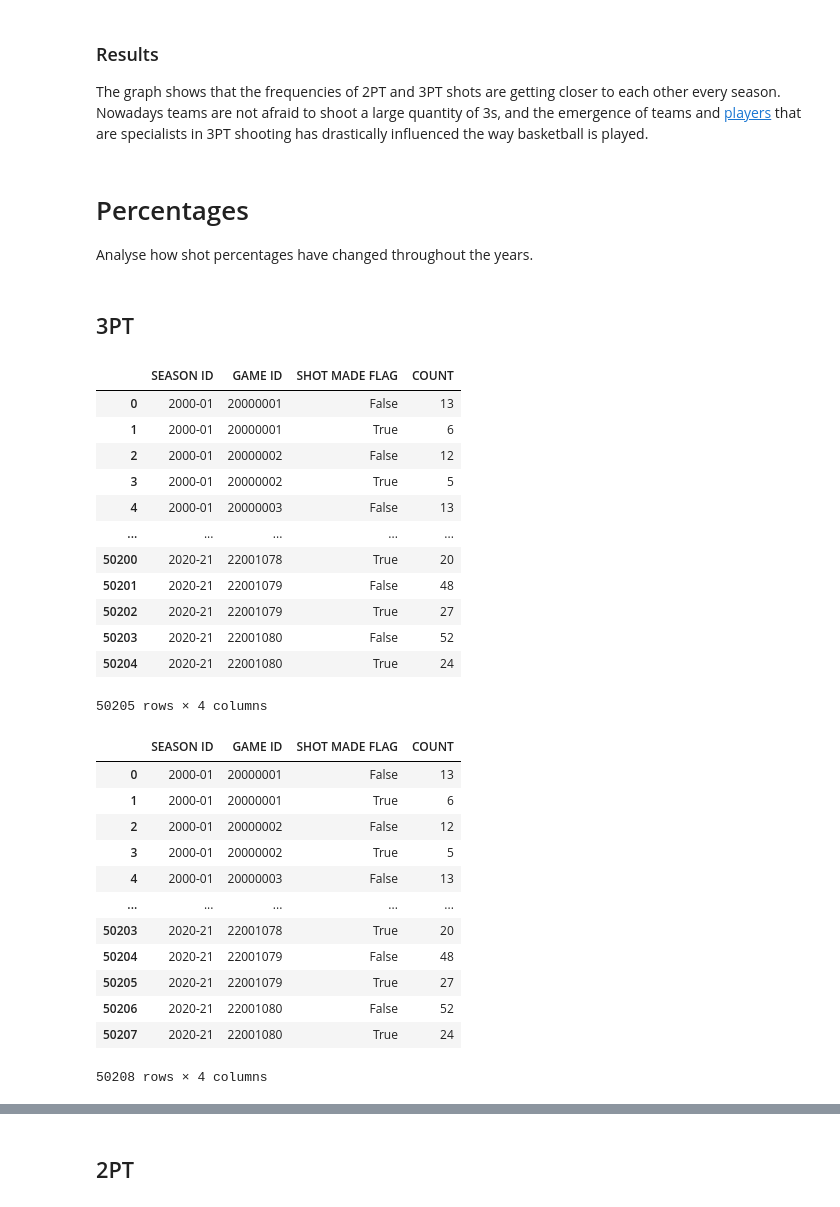
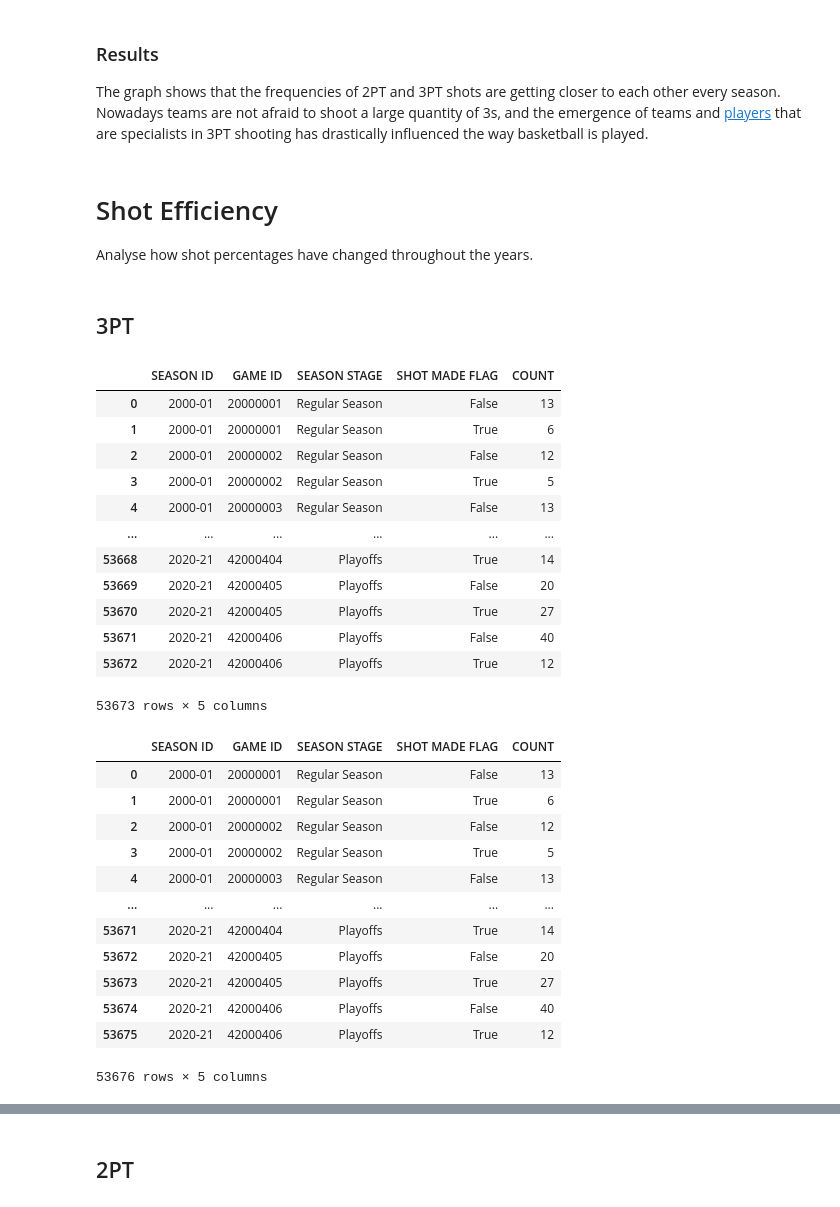
Before and after one commit to kmcsquared/TFM, a Jupyter notebook: shots.ipynb, the cells around one changed output, grey strips where cells are left out. Saved outputs shown, nothing was run; the diff lists cells and outputs as text; code cells hidden in the pictures.

```diff
--- a/shots.ipynb
+++ b/shots.ipynb
@@ -98,7 +97,7 @@ seasons = [
 # all_shots.head()
 # %%
 # Load all shots
-all_shots = pd.read_csv('./Data/Shots/all_shots.csv', index_col=0)
+all_shots = pd.read_csv('Data/Shots/all_shots.csv', index_col=0)
 all_shots
 # %% [output]
 |  | SEASON ID | SEASON STAGE | GAME ID | PLAYER ID | PLAYER NAME | TEAM ID | TEAM NAME | PERIOD | ... |
@@ -342,30 +466,30 @@ plt.savefig('./Graphs/Shots/Evolution of 2PT and 3PT Shot Attempts per 48')
 <a id='AVG 2&3PT per Game'></a>
 The graph shows that the frequencies of 2PT and 3PT shots are getting closer to each other every season. Nowadays teams are not afraid to shoot a large quantity of 3s, and the emergence of teams and [players](https://en.wikipedia.org/wiki/Splash_Brothers) that are specialists in 3PT shooting has drastically influenced the way basketball is played.
 # %% [markdown]
-# Percentages
+# Shot Efficiency
 Analyse how shot percentages have changed throughout the years.
 # %% [markdown]
 ## 3PT
 # %%
 # GOAL: Extract 3 pointers
 
 three_pointers = all_shots[all_shots['SHOT TYPE'] == 3]
-three_pointers = three_pointers.groupby(['SEASON ID', 'GAME ID', 'SHOT MADE FLAG']).size().reset_index(name='COUNT')
-three_pointers # 50205 rows, but there should be 50208 (2 x number of games)
+three_pointers = three_pointers.groupby(['SEASON ID', 'GAME ID', 'SEASON STAGE', 'SHOT MADE FLAG']).size().reset_index(name='COUNT')
+three_pointers # 53673 rows, but there should be 53676 (2 x number of games)
 # %% [output]
-|  | SEASON ID | GAME ID | SHOT MADE FLAG | COUNT |
-| 0 | 2000-01 | 20000001 | False | 13 |
-| 1 | 2000-01 | 20000001 | True | 6 |
-| 2 | 2000-01 | 20000002 | False | 12 |
-| 3 | 2000-01 | 20000002 | True | 5 |
-| 4 | 2000-01 | 20000003 | False | 13 |
-| ... | ... | ... | ... | ... |
-| 50200 | 2020-21 | 22001078 | True | 20 |
-| 50201 | 2020-21 | 22001079 | False | 48 |
-| 50202 | 2020-21 | 22001079 | True | 27 |
-| 50203 | 2020-21 | 22001080 | False | 52 |
-| 50204 | 2020-21 | 22001080 | True | 24 |
+|  | SEASON ID | GAME ID | SEASON STAGE | SHOT MADE FLAG | COUNT |
+| 0 | 2000-01 | 20000001 | Regular Season | False | 13 |
+| 1 | 2000-01 | 20000001 | Regular Season | True | 6 |
+| 2 | 2000-01 | 20000002 | Regular Season | False | 12 |
+| 3 | 2000-01 | 20000002 | Regular Season | True | 5 |
+| 4 | 2000-01 | 20000003 | Regular Season | False | 13 |
+| ... | ... | ... | ... | ... | ... |
+| 53668 | 2020-21 | 42000404 | Playoffs | True | 14 |
+| 53669 | 2020-21 | 42000405 | Playoffs | False | 20 |
+| 53670 | 2020-21 | 42000405 | Playoffs | True | 27 |
+| 53671 | 2020-21 | 42000406 | Playoffs | False | 40 |
+| 53672 | 2020-21 | 42000406 | Playoffs | True | 12 |
-50205 rows × 4 columns
+53673 rows × 5 columns
 # %%
 # GOAL: Add missing rows into made shots
 
@@ -394,19 +518,19 @@ for game_id in no_makes:
 
 three_pointers
 # %% [output]
-|  | SEASON ID | GAME ID | SHOT MADE FLAG | COUNT |
-| 0 | 2000-01 | 20000001 | False | 13 |
-| 1 | 2000-01 | 20000001 | True | 6 |
-| 2 | 2000-01 | 20000002 | False | 12 |
-| 3 | 2000-01 | 20000002 | True | 5 |
-| 4 | 2000-01 | 20000003 | False | 13 |
-| ... | ... | ... | ... | ... |
-| 50203 | 2020-21 | 22001078 | True | 20 |
-| 50204 | 2020-21 | 22001079 | False | 48 |
-| 50205 | 2020-21 | 22001079 | True | 27 |
-| 50206 | 2020-21 | 22001080 | False | 52 |
-| 50207 | 2020-21 | 22001080 | True | 24 |
+|  | SEASON ID | GAME ID | SEASON STAGE | SHOT MADE FLAG | COUNT |
+| 0 | 2000-01 | 20000001 | Regular Season | False | 13 |
+| 1 | 2000-01 | 20000001 | Regular Season | True | 6 |
+| 2 | 2000-01 | 20000002 | Regular Season | False | 12 |
+| 3 | 2000-01 | 20000002 | Regular Season | True | 5 |
+| 4 | 2000-01 | 20000003 | Regular Season | False | 13 |
+| ... | ... | ... | ... | ... | ... |
+| 53671 | 2020-21 | 42000404 | Playoffs | True | 14 |
+| 53672 | 2020-21 | 42000405 | Playoffs | False | 20 |
+| 53673 | 2020-21 | 42000405 | Playoffs | True | 27 |
+| 53674 | 2020-21 | 42000406 | Playoffs | False | 40 |
+| 53675 | 2020-21 | 42000406 | Playoffs | True | 12 |
-50208 rows × 4 columns
+53676 rows × 5 columns
 # %%
 # GOAL: Calculate 3PT percentages
 
```
Also changed, not shown: parts of 23 cells of this notebook, 3 other files.
